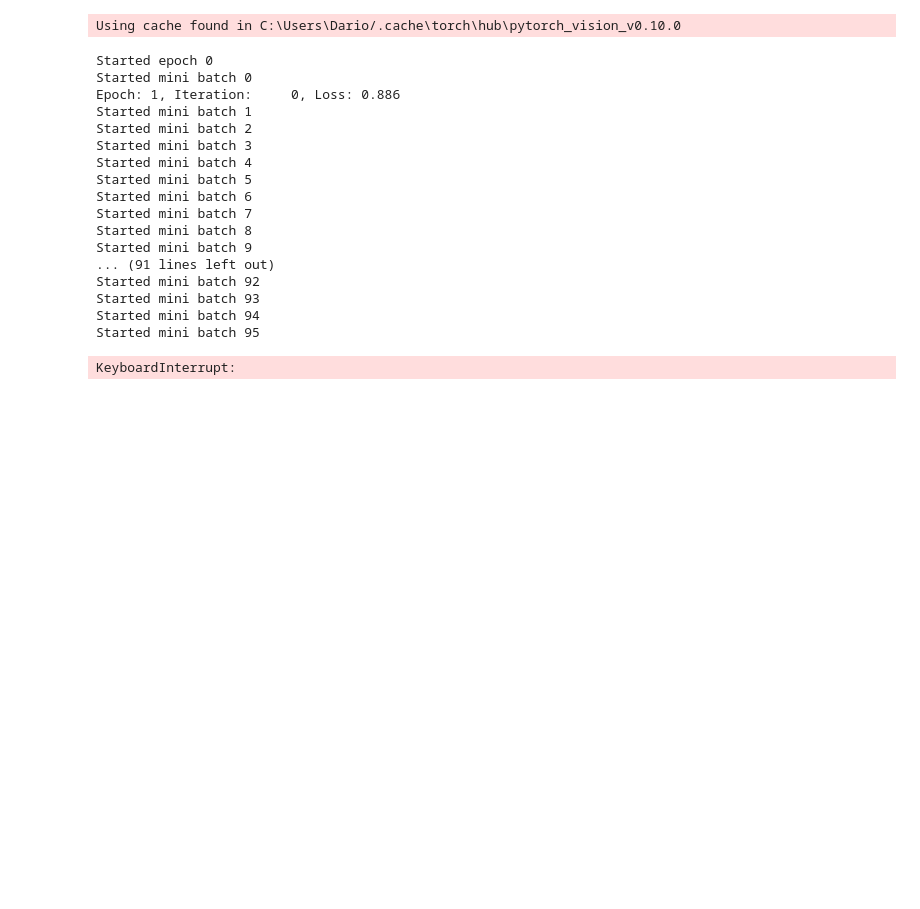
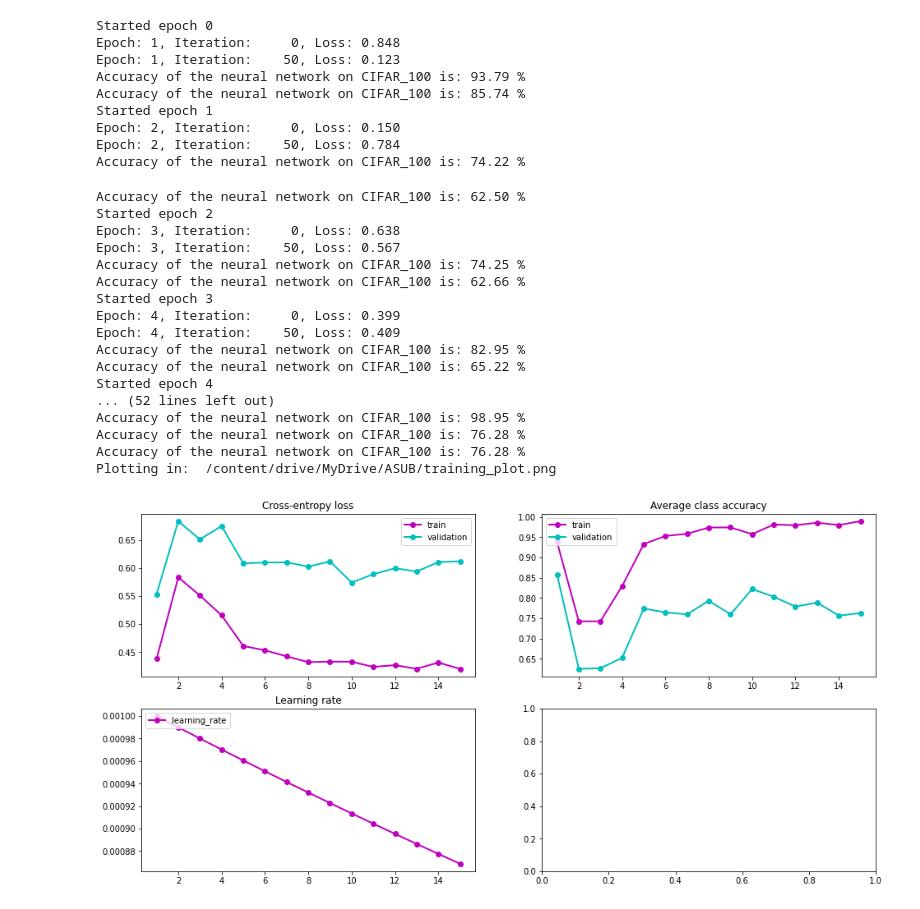
Before and after one commit to DarioD58/pneumonia_detection, a Jupyter notebook: pneumonia_detection.ipynb, the cells around one changed output. Saved outputs shown, nothing was run; the diff lists cells and outputs as text; code cells hidden in the pictures; blank space fills up the shorter version.

```diff
--- a/pneumonia_detection.ipynb
+++ b/pneumonia_detection.ipynb
@@ -114,6 +114,7 @@ def evaluate(net, type, save_path):
     correct = 0
     confMatrix = np.zeros((2, 2), int)
     lossFunc = nn.BCEWithLogitsLoss()
+    sigm = nn.Sigmoid()
     accLoss = 0
     if type:
         with torch.no_grad():
@@ -122,9 +123,9 @@ def evaluate(net, type, save_path):
                 images = images.to(device=device)
                 labels = labels.to(device=device)
 
-                output = net.forward(images)
+                output = sigm(net.forward(images))
                 loss = lossFunc(output, labels.unsqueeze(1).float())
-                _, predictions = torch.max(output.data, 1)
+                predictions = torch.tensor([0 if i < 0.5 else 1 for i in output.data]).to(device=device)
                 total += labels.size(0)
                 accLoss += loss.item()
                 correct += (predictions == labels).sum().item()
@@ -136,10 +137,9 @@ def evaluate(net, type, save_path):
                 images, labels = data
                 images = images.to(device=device)
                 labels = labels.to(device=device)
-
-                output = net.forward(images)
+                output = sigm(net.forward(images))
                 loss = lossFunc(output, labels.unsqueeze(1).float())
-                _, predictions = torch.max(output.data, 1)
+                predictions = torch.tensor([0 if i < 0.5 else 1 for i in output.data]).to(device=device)
                 total += labels.size(0)
                 accLoss += loss.item()
                 correct += (predictions == labels).sum().item()
@@ -217,7 +217,7 @@ def plot_training_progress(save_dir, data):
            linewidth=linewidth, linestyle='-', label='learning_rate')
   ax3.legend(loc='upper left', fontsize=legend_size)
 
-  save_path = os.path.join(save_dir, 'plots/training_plot7.png')
+  save_path = os.path.join(save_dir, 'training_plot.png')
   print('Plotting in: ', save_path)
   plt.savefig(save_path)
 # %%
@@ -239,12 +239,12 @@ def trainNetwork():
     plot_data['train_acc'] = []
     plot_data['valid_acc'] = []
     plot_data['lr'] = []
-    SAVE_DIR = '/content/drive/MyDrive/Zavrsni'
+    SAVE_DIR = '/content/drive/MyDrive/ASUB'
     device = torch.device('cuda')
 
-    model = torch.hub.load('pytorch/vision:v0.10.0', resnet_type[18] , pretrained=True)
+    model = resnet_type[18](pretrained=True)
     in_ftr  = model.fc.in_features
-    model.fc = nn.Linear(in_ftr,1,bias=True)
+    model.fc = nn.Linear(in_ftr, 1)
     model.train()
 
     net = model.to(device=device)
@@ -260,58 +260,65 @@ def trainNetwork():
         accLoss = 0.0
 
         for i, data in enumerate(trainLoader, 0):
-            print(f"Started mini batch {i}")
 
             inputs, labels = data
             inputs = inputs.to(device=device)
             labels = labels.to(device=device)
 
             optimizer.zero_grad()
 
             outputs = net.forward(inputs)
             loss = lossFunc(outputs, labels.unsqueeze(1).float())
             loss.backward()
             optimizer.step()
 
             accLoss += loss.item()
 
-            if i % 10 == 0:
+            if i % 50 == 0:
                 print("Epoch: %d, Iteration: %5d, Loss: %.3f" % ((e + 1), (i), (accLoss / (i + 1))))
 
-        train_loss, train_acc = evaluate(net, False, os.path.join(SAVE_DIR, "eval/train_eval7"))
-        val_loss, val_acc = evaluate(net, True, os.path.join(SAVE_DIR, "eval/test_eval7"))
+        train_loss, train_acc = evaluate(net, False, os.path.join(SAVE_DIR, "train_eval"))
+        val_loss, val_acc = evaluate(net, True, os.path.join(SAVE_DIR, "test_eval"))
 
         plot_data['train_loss'] += [train_loss]
         plot_data['valid_loss'] += [val_loss]
         plot_data['train_acc'] += [train_acc]
         plot_data['valid_acc'] += [val_acc]
         plot_data['lr'] += [schedulerExp.get_last_lr()]
 
         schedulerExp.step()
 
-    val_loss, val_acc = evaluate(net, True, os.path.join(SAVE_DIR, "eval/final_eval7"))
+    val_loss, val_acc = evaluate(net, True, os.path.join(SAVE_DIR, "final_eval7"))
     plot_training_progress(SAVE_DIR, plot_data)
-    PATH = os.path.join(SAVE_DIR, "CIFAR_100/cifar_net7.pth")
+    PATH = os.path.join(SAVE_DIR, "pneumonia.pth")
     torch.save(net.state_dict(), PATH)
 
 trainNetwork()
 # %% [output]
-Using cache found in C:\Users\Dario/.cache\torch\hub\pytorch_vision_v0.10.0
+Started epoch 0
+Epoch: 1, Iteration:     0, Loss: 0.848
+Epoch: 1, Iteration:    50, Loss: 0.123
+Accuracy of the neural network on CIFAR_100 is: 93.79 %
+Accuracy of the neural network on CIFAR_100 is: 85.74 %
+Started epoch 1
+Epoch: 2, Iteration:     0, Loss: 0.150
+Epoch: 2, Iteration:    50, Loss: 0.784
+Accuracy of the neural network on CIFAR_100 is: 74.22 %
-Started epoch 0
-Started mini batch 0
-Epoch: 1, Iteration:     0, Loss: 0.886
-Started mini batch 1
-Started mini batch 2
-Started mini batch 3
-Started mini batch 4
-Started mini batch 5
-Started mini batch 6
-Started mini batch 7
-Started mini batch 8
-Started mini batch 9
-... (91 lines left out)
-Started mini batch 92
-Started mini batch 93
-Started mini batch 94
-Started mini batch 95
+Accuracy of the neural network on CIFAR_100 is: 62.50 %
+Started epoch 2
+Epoch: 3, Iteration:     0, Loss: 0.638
+Epoch: 3, Iteration:    50, Loss: 0.567
+Accuracy of the neural network on CIFAR_100 is: 74.25 %
+Accuracy of the neural network on CIFAR_100 is: 62.66 %
+Started epoch 3
+Epoch: 4, Iteration:     0, Loss: 0.399
+Epoch: 4, Iteration:    50, Loss: 0.409
+Accuracy of the neural network on CIFAR_100 is: 82.95 %
+Accuracy of the neural network on CIFAR_100 is: 65.22 %
+Started epoch 4
+... (52 lines left out)
+Accuracy of the neural network on CIFAR_100 is: 98.95 %
+Accuracy of the neural network on CIFAR_100 is: 76.28 %
+Accuracy of the neural network on CIFAR_100 is: 76.28 %
+Plotting in:  /content/drive/MyDrive/ASUB/training_plot.png
-KeyboardInterrupt:
+[figure, added]
```
Also changed, not shown: parts of 3 cells of this notebook.
